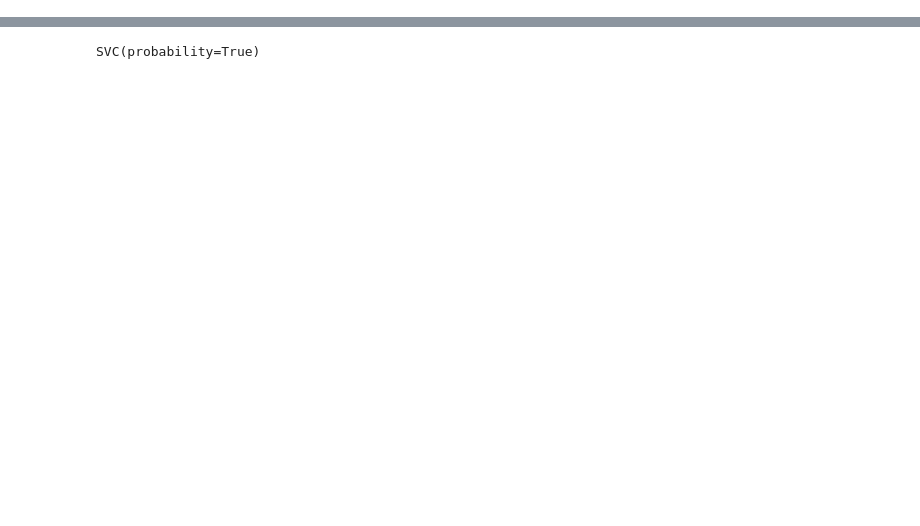
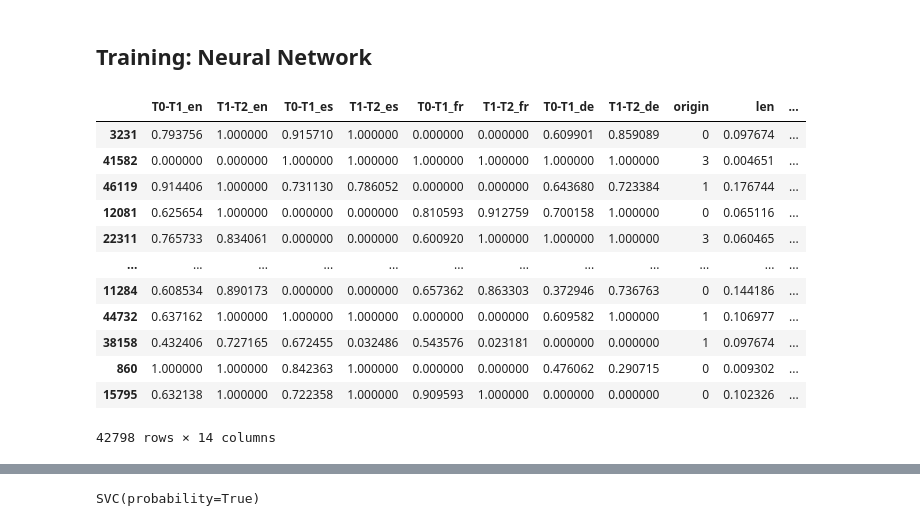
Before and after one commit to pablogadhi/LanguageDetection, a Jupyter notebook: classifier_training.ipynb, the cells around one changed output, grey strips where cells are left out. Cells and saved outputs as stored; diff of their text form; code cells hidden in the pictures; blank space fills up the shorter version.

```diff
--- a/classifier_training.ipynb
+++ b/classifier_training.ipynb
@@ -50,0 +69,20 @@ norm_data
+# %% [markdown]
+## Training: Neural Network
+# %%
+dummy_y = [0] * len(norm_data.index)
+X_train, X_test, y_train, y_test = train_test_split(norm_data, dummy_y, test_size=0.20, random_state=42)
+X_train
+# %% [output]
+|  | T0-T1_en | T1-T2_en | T0-T1_es | T1-T2_es | T0-T1_fr | T1-T2_fr | T0-T1_de | T1-T2_de | origin | len | ... |
+| 3231 | 0.793756 | 1.000000 | 0.915710 | 1.000000 | 0.000000 | 0.000000 | 0.609901 | 0.859089 | 0 | 0.097674 | ... |
+| 41582 | 0.000000 | 0.000000 | 1.000000 | 1.000000 | 1.000000 | 1.000000 | 1.000000 | 1.000000 | 3 | 0.004651 | ... |
+| 46119 | 0.914406 | 1.000000 | 0.731130 | 0.786052 | 0.000000 | 0.000000 | 0.643680 | 0.723384 | 1 | 0.176744 | ... |
+| 12081 | 0.625654 | 1.000000 | 0.000000 | 0.000000 | 0.810593 | 0.912759 | 0.700158 | 1.000000 | 0 | 0.065116 | ... |
+| 22311 | 0.765733 | 0.834061 | 0.000000 | 0.000000 | 0.600920 | 1.000000 | 1.000000 | 1.000000 | 3 | 0.060465 | ... |
+| ... | ... | ... | ... | ... | ... | ... | ... | ... | ... | ... | ... |
+| 11284 | 0.608534 | 0.890173 | 0.000000 | 0.000000 | 0.657362 | 0.863303 | 0.372946 | 0.736763 | 0 | 0.144186 | ... |
+| 44732 | 0.637162 | 1.000000 | 1.000000 | 1.000000 | 0.000000 | 0.000000 | 0.609582 | 1.000000 | 1 | 0.106977 | ... |
+| 38158 | 0.432406 | 0.727165 | 0.672455 | 0.032486 | 0.543576 | 0.023181 | 0.000000 | 0.000000 | 1 | 0.097674 | ... |
+| 860 | 1.000000 | 1.000000 | 0.842363 | 1.000000 | 0.000000 | 0.000000 | 0.476062 | 0.290715 | 0 | 0.009302 | ... |
+| 15795 | 0.632138 | 1.000000 | 0.722358 | 1.000000 | 0.909593 | 1.000000 | 0.000000 | 0.000000 | 0 | 0.102326 | ... |
+42798 rows × 14 columns
```
Also changed, not shown: parts of 20 cells of this notebook, 1 other file.
